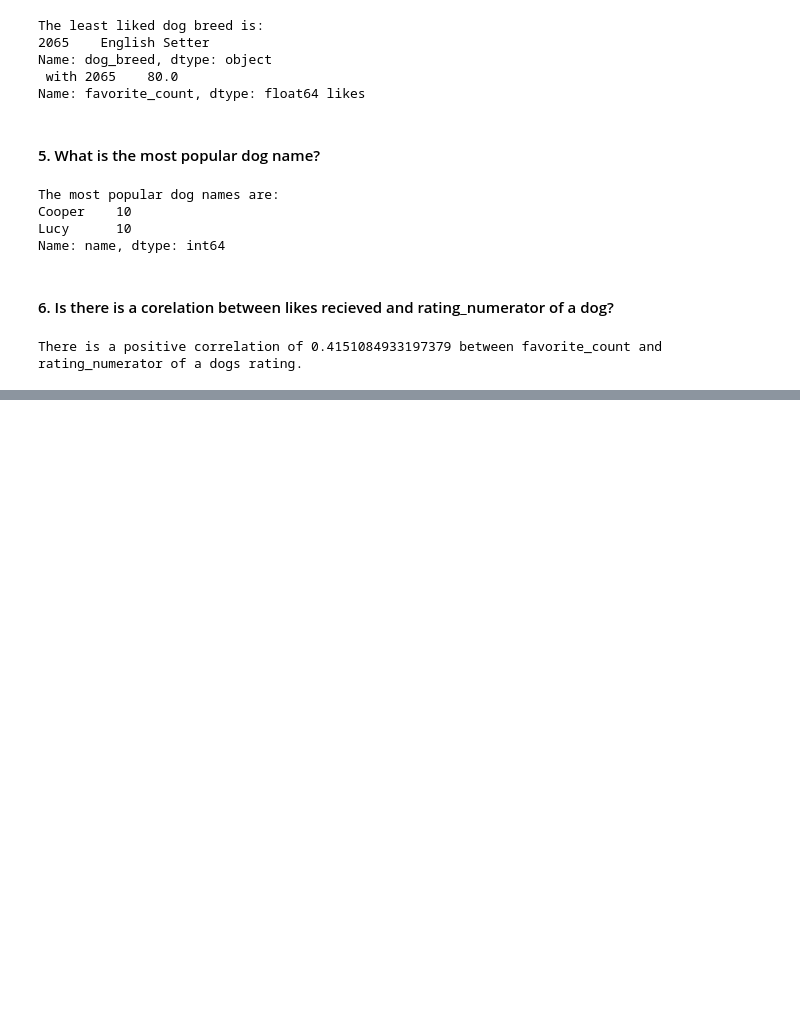
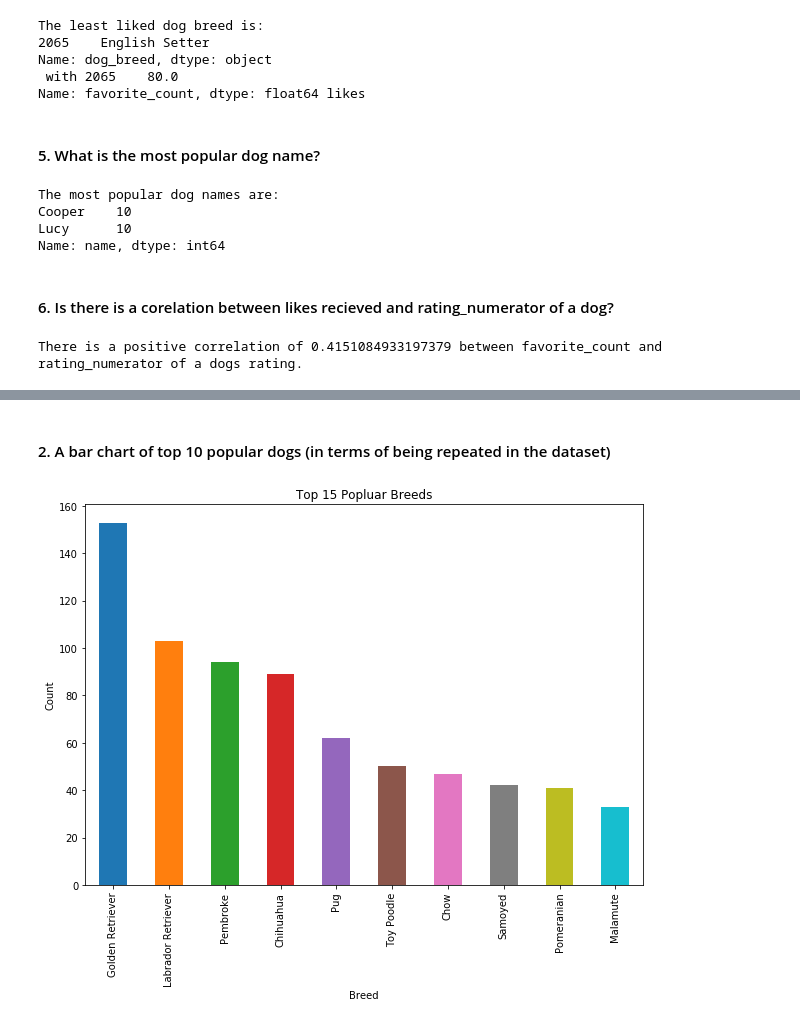
Before and after one commit to naseerfaheem/wrangle-and-analyze-weratedogs-project, a Jupyter notebook: wrangle_act.ipynb, the cells around one changed output, grey strips where cells are left out. Saved outputs shown, nothing was run; the diff lists cells and outputs as text; code cells hidden in the pictures; blank space fills up the shorter version.

```diff
--- a/wrangle_act.ipynb
+++ b/wrangle_act.ipynb
@@ -1454,0 +1476,11 @@ There is a positive correlation of 0.4151084933197379 between favorite_count and
+# %% [markdown]
+#### 2. A bar chart of top 10 popular dogs (in terms of being repeated in the dataset)
+# %%
+popular_dog_breeds = twitter_master.groupby('dog_breed').filter(lambda x: len(x)>= 33)
+popular_dog_breeds['dog_breed'].value_counts().plot(kind='bar',
+                                                   figsize = (10,7))
+plt.title('Top 15 Popluar Breeds')
+plt.xlabel('Breed')
+plt.ylabel('Count');
+# %% [output]
+[figure, added]
```
Also changed, not shown: parts of 16 cells of this notebook.
